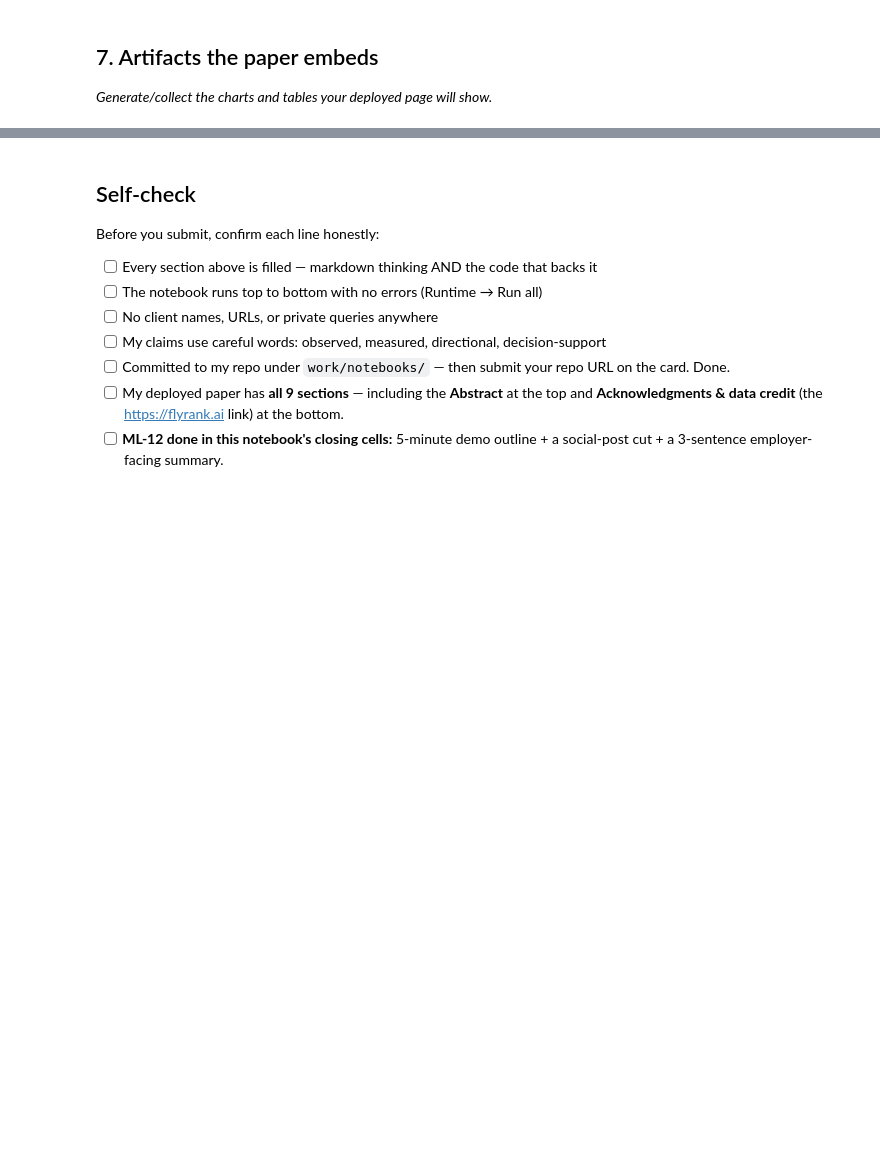
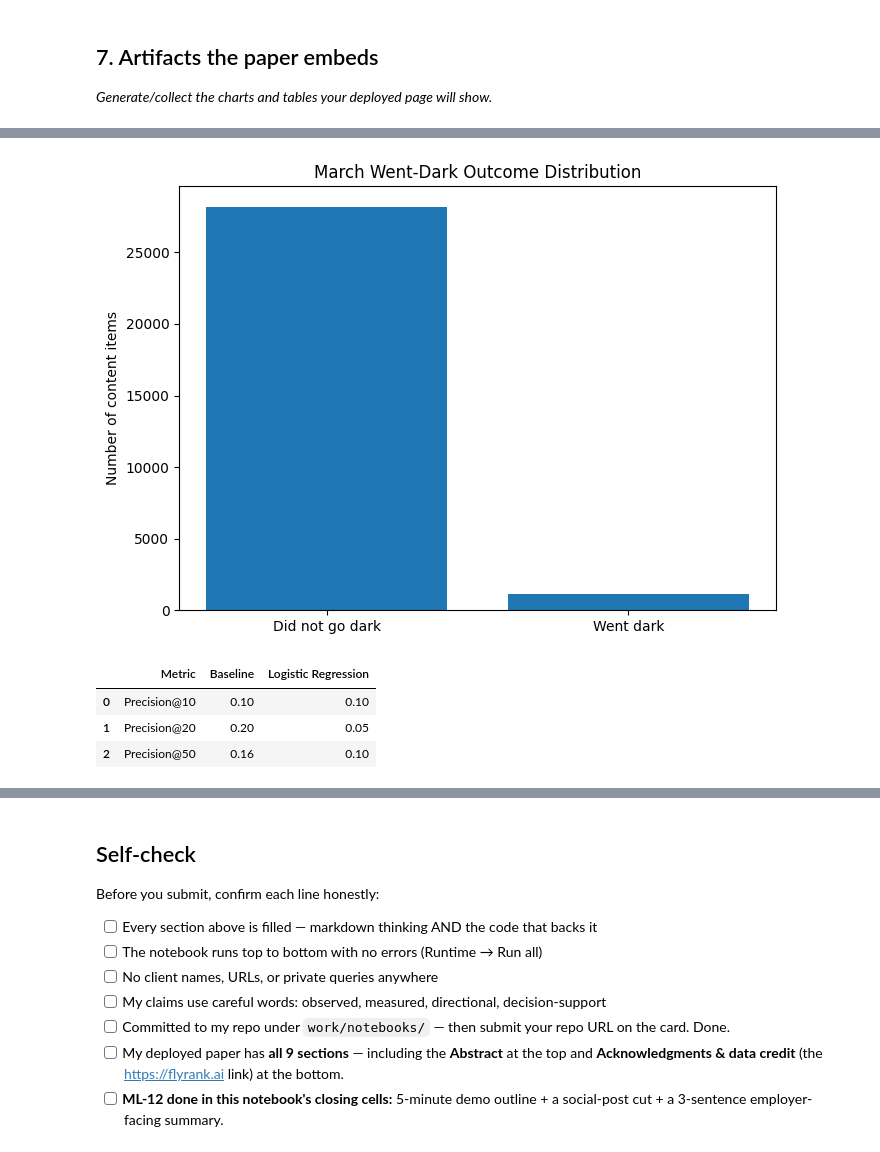
Before and after one commit to Ramy99999999/Flyrank-machine-learning-internship, a Jupyter notebook: work/notebooks/capstone.ipynb, the cells around one changed output, grey strips where cells are left out. Drawn from its saved outputs; the diff is of its cells as text; code cells hidden in the pictures; blank space fills up the shorter version.

```diff
--- a/work/notebooks/capstone.ipynb
+++ b/work/notebooks/capstone.ipynb
@@ -16,0 +97,16 @@ This skeleton is yours to fill. Work the sections **in order** — each one has
+# %%
+con = duckdb.connect()
+
+con.execute(
+    f"""
+    CREATE OR REPLACE SECRET hf (
+        TYPE huggingface,
+        TOKEN '{HF_TOKEN}'
+    )
+    """
+)
+
+REL = "hf://datasets/FlyRank/internship-warehouse"
+
+print("DuckDB connected.")
+print("Warehouse:", REL)
@@ -36,0 +805,25 @@ This skeleton is yours to fill. Work the sections **in order** — each one has
+# %%
+outcome_counts = modeling_df["went_dark"].value_counts().sort_index()
+
+labels = ["Did not go dark", "Went dark"]
+values = [
+    outcome_counts.get(0, 0),
+    outcome_counts.get(1, 0),
+]
+
+plt.figure(figsize=(7, 5))
+plt.bar(labels, values)
+
+plt.ylabel("Number of content items")
+plt.title("March Went-Dark Outcome Distribution")
+plt.tight_layout()
+plt.show()
+# %% [output]
+[figure, added]
+# %%
+comparison
+# %% [output]
+|  | Metric | Baseline | Logistic Regression |
+| 0 | Precision@10 | 0.10 | 0.10 |
+| 1 | Precision@20 | 0.20 | 0.05 |
+| 2 | Precision@50 | 0.16 | 0.10 |
```
Also changed, not shown: parts of 33 cells of this notebook.
